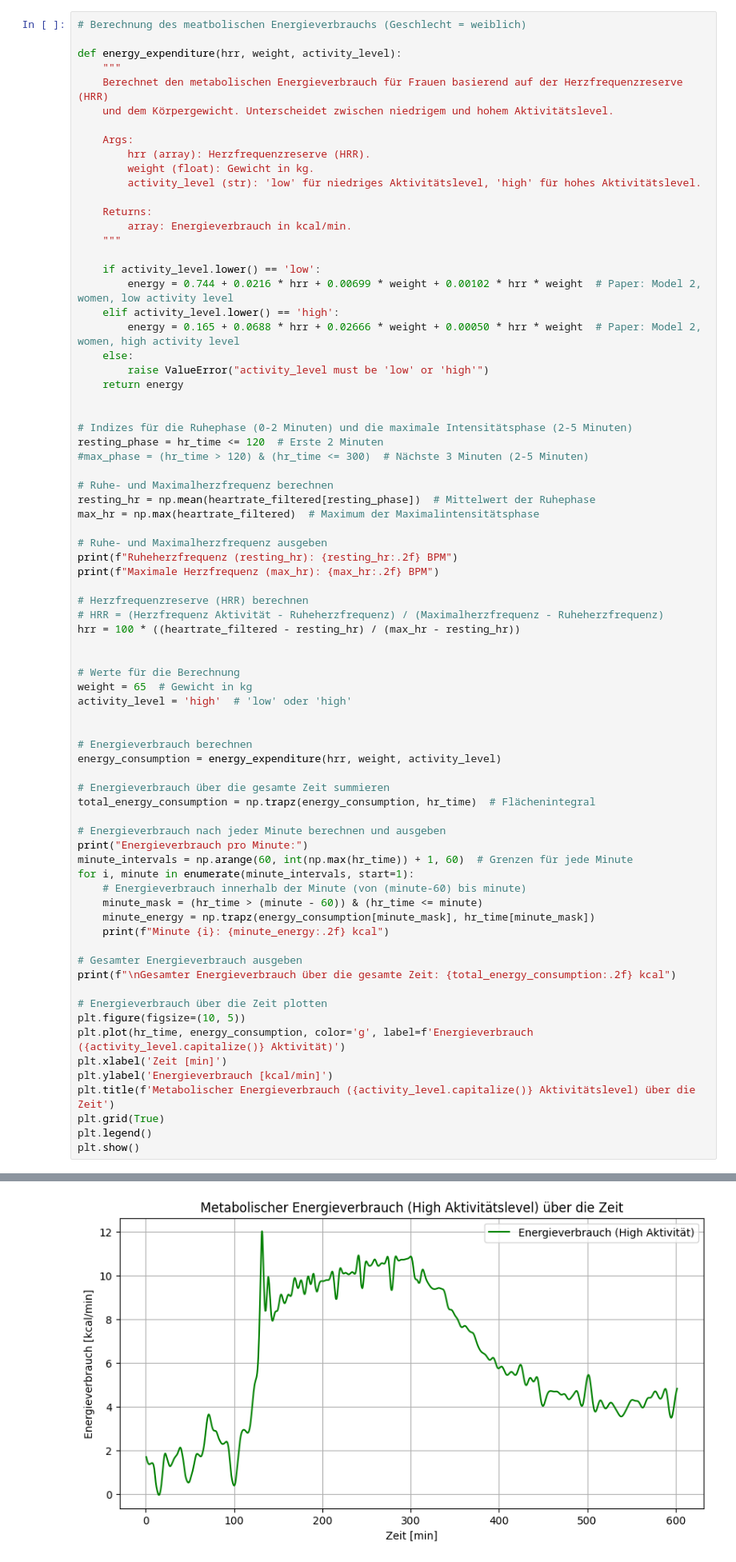
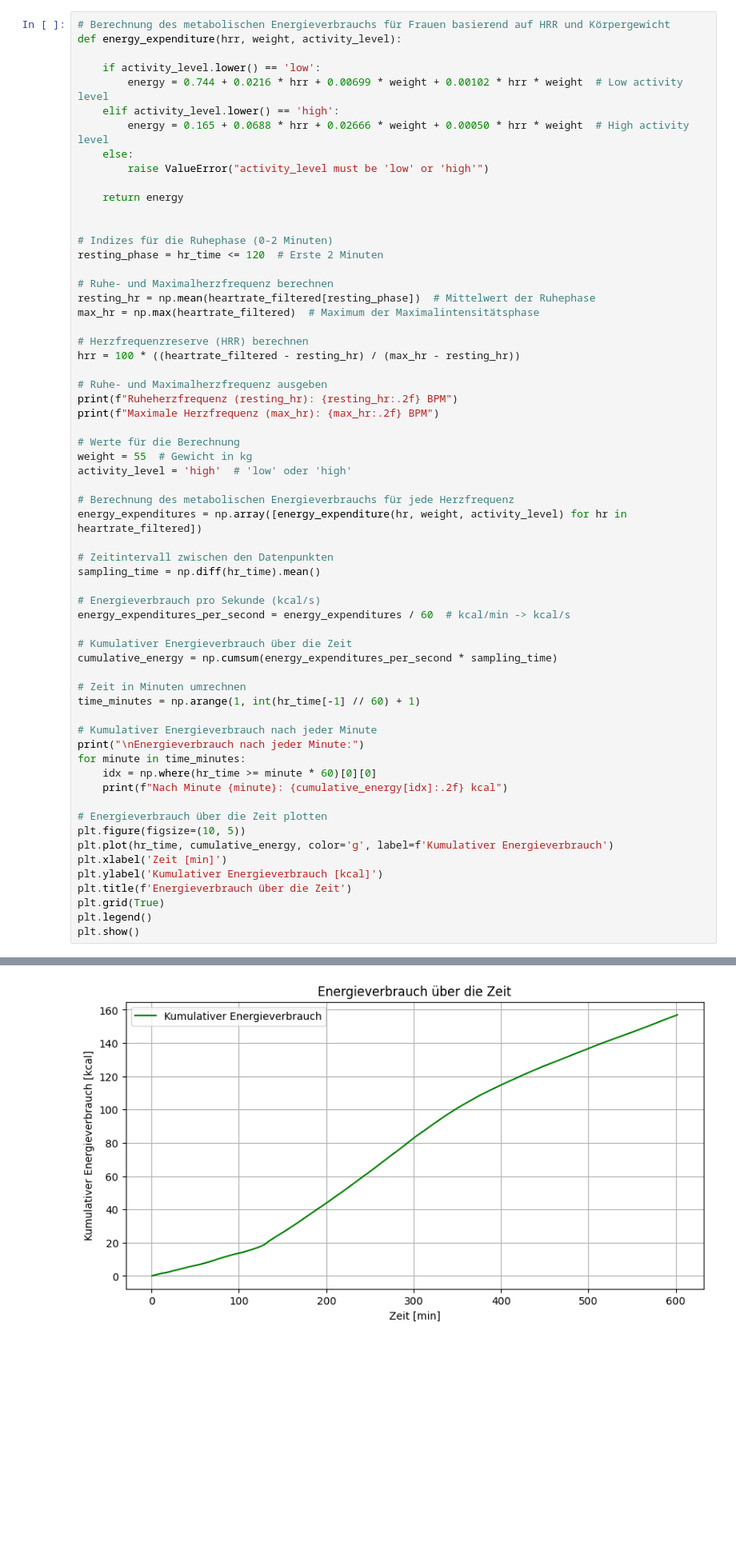
Before and after one commit to raniaxshehata/Biosignal_Praktikum_2, a Jupyter notebook: MainCode2_bearbeitetRS.ipynb, the cells around one changed output, grey strips where cells are left out. Shown at 80% size. Drawn from its saved outputs; the diff is of its cells as text; blank space fills up the shorter version.

```diff
--- a/MainCode2_bearbeitetRS.ipynb
+++ b/MainCode2_bearbeitetRS.ipynb
@@ -1141,77 +1141,64 @@ Lesen Sie das Paper" Use of Heart rate to predict Energy expanditure from low to
 ## Aufgabe 12
 Berechnen des metabolischen Energieverbrauchs über die Zeit mit der individuellen Gleichung
 # %%
-# Berechnung des meatbolischen Energieverbrauchs (Geschlecht = weiblich)
-
+# Berechnung des metabolischen Energieverbrauchs für Frauen basierend auf HRR und Körpergewicht
 def energy_expenditure(hrr, weight, activity_level):
-    """
-    Berechnet den metabolischen Energieverbrauch für Frauen basierend auf der Herzfrequenzreserve (HRR)
-    und dem Körpergewicht. Unterscheidet zwischen niedrigem und hohem Aktivitätslevel.
-
-    Args:
-        hrr (array): Herzfrequenzreserve (HRR).
-        weight (float): Gewicht in kg.
-        activity_level (str): 'low' für niedriges Aktivitätslevel, 'high' für hohes Aktivitätslevel.
-
-    Returns:
-        array: Energieverbrauch in kcal/min.
-    """
 
     if activity_level.lower() == 'low':
-        energy = 0.744 + 0.0216 * hrr + 0.00699 * weight + 0.00102 * hrr * weight  # Paper: Model 2, women, low activity level
+        energy = 0.744 + 0.0216 * hrr + 0.00699 * weight + 0.00102 * hrr * weight  # Low activity level
     elif activity_level.lower() == 'high':
-        energy = 0.165 + 0.0688 * hrr + 0.02666 * weight + 0.00050 * hrr * weight  # Paper: Model 2, women, high activity level
+        energy = 0.165 + 0.0688 * hrr + 0.02666 * weight + 0.00050 * hrr * weight  # High activity level
     else:
         raise ValueError("activity_level must be 'low' or 'high'")
+
     return energy
 
 
-# Indizes für die Ruhephase (0-2 Minuten) und die maximale Intensitätsphase (2-5 Minuten)
+# Indizes für die Ruhephase (0-2 Minuten)
 resting_phase = hr_time <= 120  # Erste 2 Minuten
-#max_phase = (hr_time > 120) & (hr_time <= 300)  # Nächste 3 Minuten (2-5 Minuten)
 
 # Ruhe- und Maximalherzfrequenz berechnen
 resting_hr = np.mean(heartrate_filtered[resting_phase])  # Mittelwert der Ruhephase
 max_hr = np.max(heartrate_filtered)  # Maximum der Maximalintensitätsphase
 
+# Herzfrequenzreserve (HRR) berechnen
+hrr = 100 * ((heartrate_filtered - resting_hr) / (max_hr - resting_hr))
+
 # Ruhe- und Maximalherzfrequenz ausgeben
 print(f"Ruheherzfrequenz (resting_hr): {resting_hr:.2f} BPM")
 print(f"Maximale Herzfrequenz (max_hr): {max_hr:.2f} BPM")
 
-# Herzfrequenzreserve (HRR) berechnen
-# HRR = (Herzfrequenz Aktivität - Ruheherzfrequenz) / (Maximalherzfrequenz - Ruheherzfrequenz)
-hrr = 100 * ((heartrate_filtered - resting_hr) / (max_hr - resting_hr))
-
-
 # Werte für die Berechnung
-weight = 65  # Gewicht in kg
+weight = 55  # Gewicht in kg
 activity_level = 'high'  # 'low' oder 'high'
 
+# Berechnung des metabolischen Energieverbrauchs für jede Herzfrequenz
+energy_expenditures = np.array([energy_expenditure(hr, weight, activity_level) for hr in heartrate_filtered])
 
-# Energieverbrauch berechnen
-energy_consumption = energy_expenditure(hrr, weight, activity_level)
+# Zeitintervall zwischen den Datenpunkten
+sampling_time = np.diff(hr_time).mean()
 
-# Energieverbrauch über die gesamte Zeit summieren
-total_energy_consumption = np.trapz(energy_consumption, hr_time)  # Flächenintegral
+# Energieverbrauch pro Sekunde (kcal/s)
+energy_expenditures_per_second = energy_expenditures / 60  # kcal/min -> kcal/s
 
-# Energieverbrauch nach jeder Minute berechnen und ausgeben
-print("Energieverbrauch pro Minute:")
-minute_intervals = np.arange(60, int(np.max(hr_time)) + 1, 60)  # Grenzen für jede Minute
-for i, minute in enumerate(minute_intervals, start=1):
-    # Energieverbrauch innerhalb der Minute (von (minute-60) bis minute)
-    minute_mask = (hr_time > (minute - 60)) & (hr_time <= minute)
-    minute_energy = np.trapz(energy_consumption[minute_mask], hr_time[minute_mask])
-    print(f"Minute {i}: {minute_energy:.2f} kcal")
+# Kumulativer Energieverbrauch über die Zeit
+cumulative_energy = np.cumsum(energy_expenditures_per_second * sampling_time)
 
-# Gesamter Energieverbrauch ausgeben
-print(f"\nGesamter Energieverbrauch über die gesamte Zeit: {total_energy_consumption:.2f} kcal")
+# Zeit in Minuten umrechnen
+time_minutes = np.arange(1, int(hr_time[-1] // 60) + 1)
+
+# Kumulativer Energieverbrauch nach jeder Minute
+print("\nEnergieverbrauch nach jeder Minute:")
+for minute in time_minutes:
+    idx = np.where(hr_time >= minute * 60)[0][0]
+    print(f"Nach Minute {minute}: {cumulative_energy[idx]:.2f} kcal")
 
 # Energieverbrauch über die Zeit plotten
 plt.figure(figsize=(10, 5))
-plt.plot(hr_time, energy_consumption, color='g', label=f'Energieverbrauch ({activity_level.capitalize()} Aktivität)')
+plt.plot(hr_time, cumulative_energy, color='g', label=f'Kumulativer Energieverbrauch')
 plt.xlabel('Zeit [min]')
-plt.ylabel('Energieverbrauch [kcal/min]')
-plt.title(f'Metabolischer Energieverbrauch ({activity_level.capitalize()} Aktivitätslevel) über die Zeit')
+plt.ylabel('Kumulativer Energieverbrauch [kcal]')
+plt.title(f'Energieverbrauch über die Zeit')
 plt.grid(True)
 plt.legend()
 plt.show()
@@ -1234 +1220 @@ Gesamter Energieverbrauch über die gesamte Zeit: 3697.25 kcal
-[figure, old version]
+[figure, new version]
```
Also changed, not shown: parts of 2 cells of this notebook.
